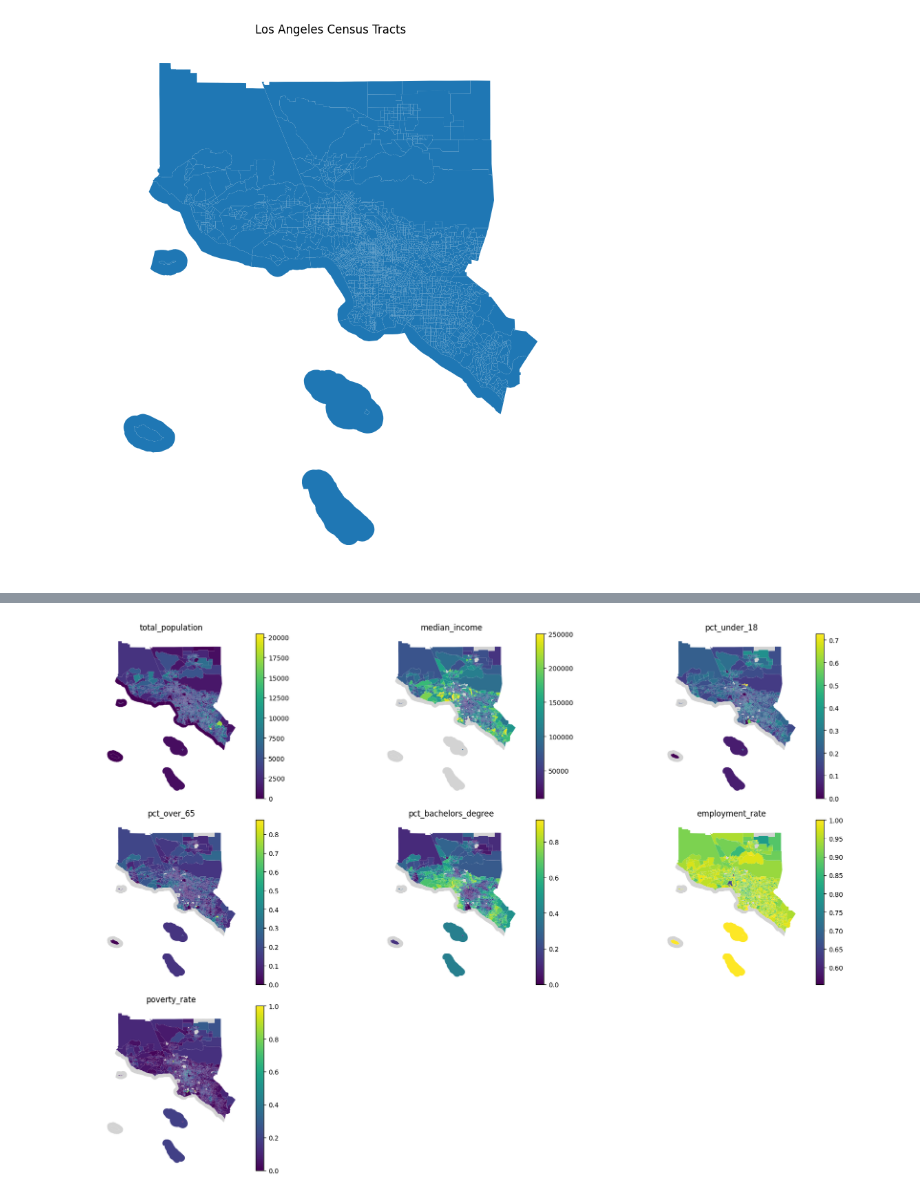
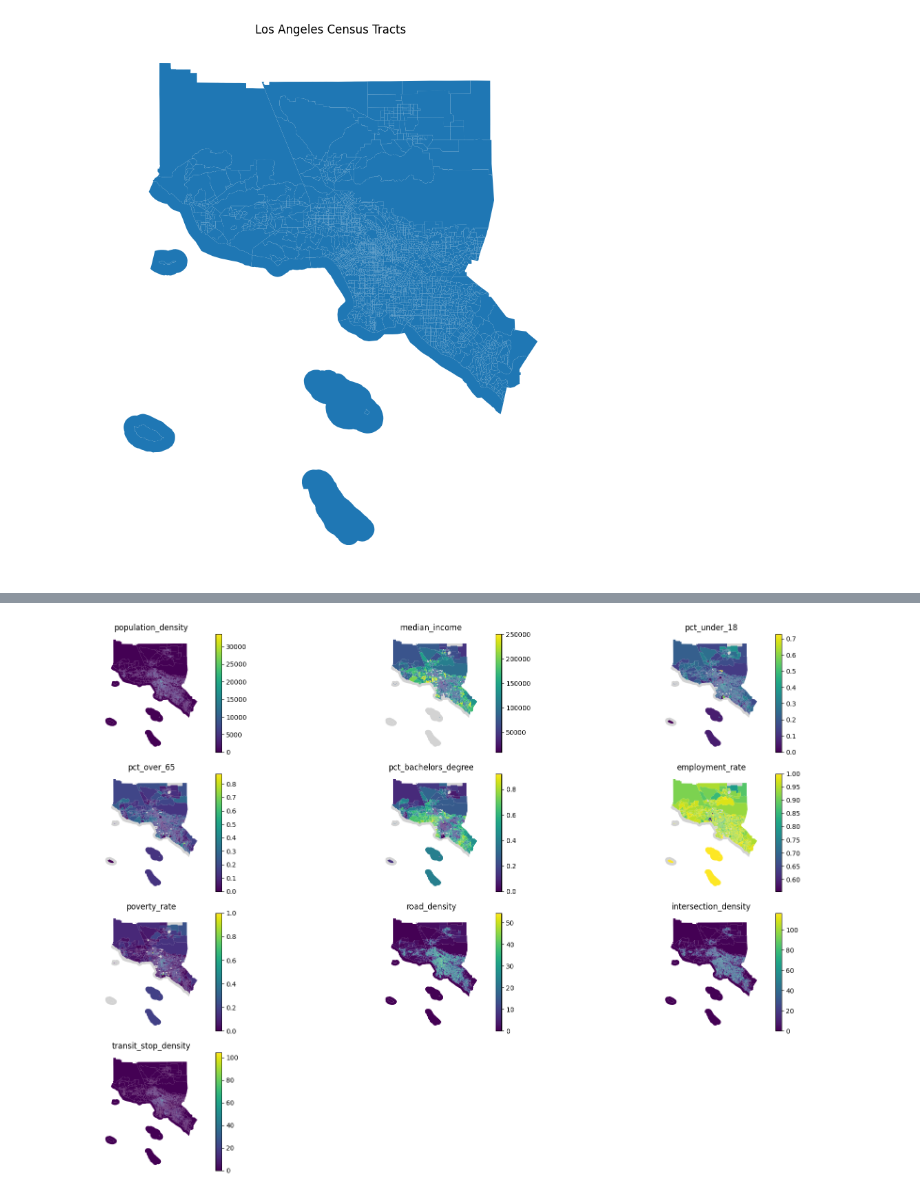
Before and after one commit to BeaudeRooij/thesis, a Jupyter notebook: thesis_notebook.ipynb, the cells around one changed output, grey strips where cells are left out. Saved outputs shown, nothing was run; the diff lists cells and outputs as text; code cells hidden in the pictures.

```diff
--- a/thesis_notebook.ipynb
+++ b/thesis_notebook.ipynb
@@ -281,6 +304,10 @@ def merge_acs_features(tracts_gdf, acs_df):
         how="left"
     )
 
+    merged["population_density"] = (
+        merged["total_population"] / merged["tract_area_km2"]
+    )
+
     print("Merged shape:", merged.shape)
 
     cols_to_check = [
@@ -291,7 +318,8 @@ def merge_acs_features(tracts_gdf, acs_df):
         "pct_over_65",
         "pct_bachelors_degree",
         "employment_rate",
-        "poverty_rate"
+        "poverty_rate",
+        "population_density"
     ]
 
     print("\nSample merged rows:")
@@ -311,6 +496,10 @@ nyc_tracts = merge_acs_features(
     nyc_tracts,
     nyc_acs
 )
+
+nyc_tracts = add_built_environment_features(
+    nyc_tracts
+)
 # %% [output]
 Loading ACS features for state 36...
 
@@ -365,13 +555,16 @@ max                1.000000         1.000000      1.000000
 import matplotlib.pyplot as plt
 
 features = [
-    "total_population",
+    "population_density",
     "median_income",
     "pct_under_18",
     "pct_over_65",
     "pct_bachelors_degree",
     "employment_rate",
-    "poverty_rate"
+    "poverty_rate",
+    "road_density",
+    "intersection_density",
+    "transit_stop_density"
 ]
 
 n_cols = 3
@@ -414,6 +607,10 @@ la_tracts = merge_acs_features(
     la_tracts,
     la_acs
 )
+
+la_tracts = add_built_environment_features(
+    la_tracts
+)
 # %% [output]
 Loading ACS features for state 06...
 
@@ -436,39 +635,42 @@ Processing county 059...
 import matplotlib.pyplot as plt
 
 features = [
-    "total_population",
+    "population_density",
     "median_income",
     "pct_under_18",
     "pct_over_65",
     "pct_bachelors_degree",
     "employment_rate",
-    "poverty_rate"
+    "poverty_rate",
+    "road_density",
+    "intersection_density",
+    "transit_stop_density"
 ]
 
 n_cols = 3
 n_rows = (len(features) + n_cols - 1) // n_cols
 
 fig, axes = plt.subplots(n_rows, n_cols, figsize=(18, 12))
 
 axes = axes.flatten()
 
 for i, var in enumerate(features):
 
     la_tracts.plot(
         column=var,
         cmap="viridis",
         legend=True,
         ax=axes[i],
         missing_kwds={"color": "lightgrey"}
     )
 
     axes[i].set_title(var)
     axes[i].axis("off")
 
 for j in range(i + 1, len(axes)):
     axes[j].axis("off")
 
 plt.tight_layout()
 plt.show()
 # %% [output]
-[figure, old version]
+[figure, new version]
```
Also changed, not shown: parts of 8 cells of this notebook.
